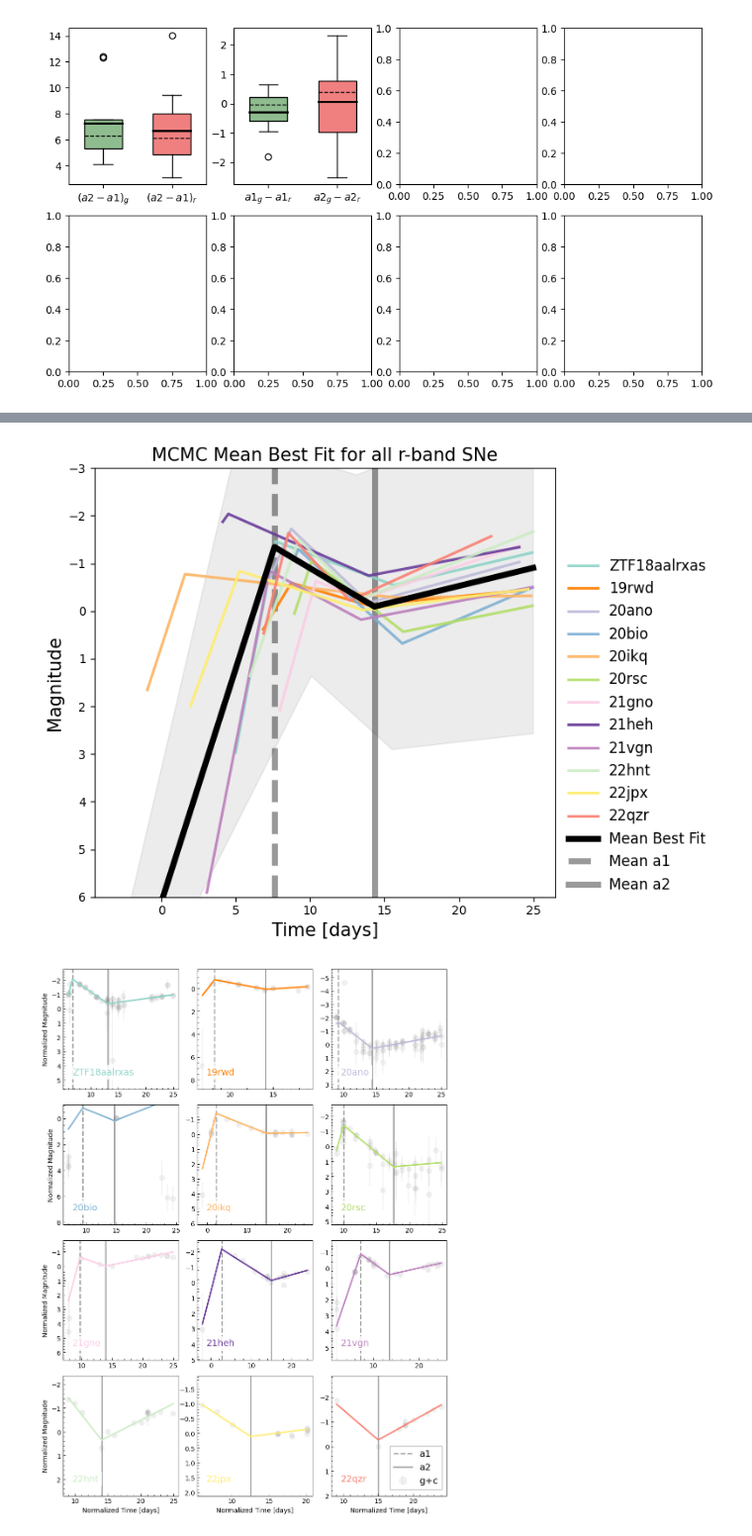
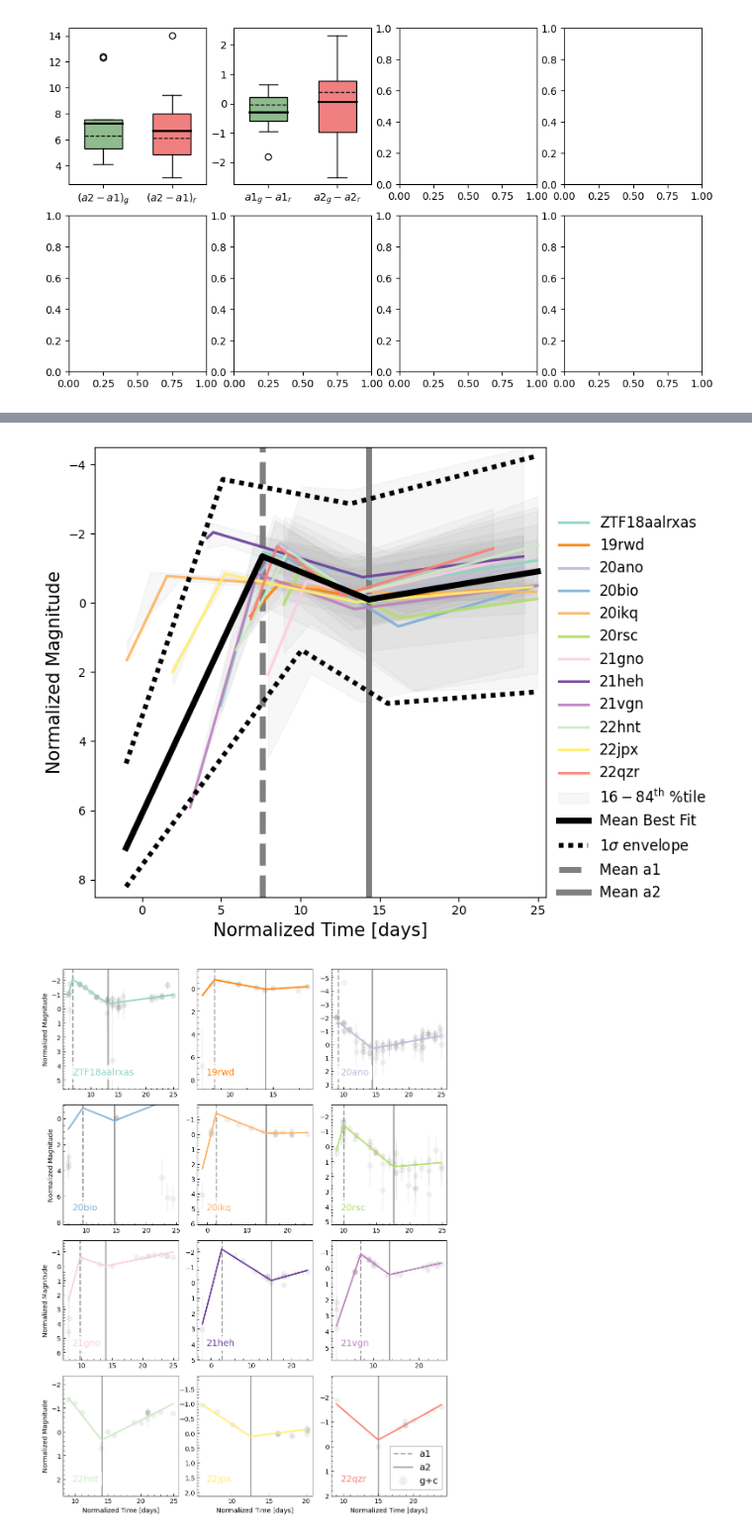
Before and after one commit to aec3675/ztf_IIb, a Jupyter notebook: make_mcmc_plots.ipynb, the cells around one changed output, grey strips where cells are left out. Shown at 99% size. Saved outputs shown, nothing was run; the diff lists cells and outputs as text; code cells hidden in the pictures.

```diff
--- a/make_mcmc_plots.ipynb
+++ b/make_mcmc_plots.ipynb
@@ -58,7 +61,8 @@ r1_bool_dict = {
               'sn22qzr':False,
               'sn20ano':True,
               'sn20ikq':True,
-              'sn20rsc':True},
+              'sn20rsc':True,
+              'sn21pb':False},
         "r": {"snztf18":True,
               "sn19rwd":True,
               "sn20bio":True,
@@ -70,7 +74,8 @@ r1_bool_dict = {
               'sn22qzr':True,
               'sn20ano':True,
               'sn20ikq':True,
-              'sn20rsc':True}
+              'sn20rsc':True,
+              'sn21pb':True}
     }
 # %%
 # if code crashes, reload the chains here to find bestfit
@@ -647,5 +654,5 @@ plt.savefig(SAVE_DIR+'/figures/mean_mcmc_fits_g.png')
 # %%
-mean_x = np.arange(-7,25,0.01)
+mean_x = np.arange(-1,25,0.01)
 
 a1s,a2s = [],[]
 plt.figure(figsize=(8,6))
@@ -660,44 +667,48 @@ for i,df in enumerate(df_sub_ls):
     upper_bound = np.array(all_fits_r[i]).T[0] + np.array(all_fits_r[i]).T[2] #50th ptile + diff_84ptile
     a1s.append(best[-3])
     a2s.append(best[-2])
 
     #plotting mcmc results
     plt.plot(x_plt, np.array([model(best, v, r1=r1_bool_dict['r'][df_str]) for v in x_plt]), c=colors[i], label=plot_names[i], alpha=0.9, linewidth=2.25)# linestyle=ls[i])
     lower_curve = np.array([model(lower_bound, v, r1=r1_bool_dict['r'][df_str]) for v in x_plt])
     upper_curve = np.array([model(upper_bound, v, r1=r1_bool_dict['r'][df_str]) for v in x_plt])
-    # plt.fill_between(x_plt, lower_curve, upper_curve, color='lightgray', alpha=0.2)
+    plt.fill_between(x_plt, lower_curve, upper_curve, color='gray', alpha=0.06, label='$16-84^{\mathrm{th}}$ %tile')
 
     #plotting ztf data
     x,y,yerr = np.array(r_df['norm_t']),np.array(r_df['norm_m']),np.array(r_df['mag_err_all'])
     # plt.errorbar(x, y, yerr, linestyle='', marker='.', color='gray', alpha=0.05, label='data', markersize=15) #ztf errors,
 
 #overall mean best fit
 mean_fit_r = stats_df[stats_df['filter']=='r']['mean']
 lower_mean =  np.array([model(stats_df[stats_df['filter']=='r']['mean']-stats_df[stats_df['filter']=='r']['std'],v,r1=True) for v in mean_x])
 upper_mean =  np.array([model(stats_df[stats_df['filter']=='r']['mean']+stats_df[stats_df['filter']=='r']['std'],v,r1=True) for v in mean_x])
 plt.plot(mean_x, np.array([model(mean_fit_r, v, r1=True) for v in mean_x]),c='black', label='Mean Best Fit', alpha=1.0, linewidth=5.0)
-plt.fill_between(mean_x, lower_mean, upper_mean, color='gray', alpha=0.15)
+plt.plot(mean_x, lower_mean, color='black', linestyle=(0,(1,1)), alpha=1.0, linewidth=4)
+plt.plot(mean_x, upper_mean, color='black', linestyle=(0,(1,1)), alpha=1.0, linewidth=4, label='$1\sigma$ envelope')
 
 mean_a1_r = float(stats_df[stats_df['filter']=='r'].loc[stats_df['param']=='a1']['mean'])
 # lower_a1_g, upper_a1_g = stats_df[stats_df['filter']=='g'].loc[stats_df['param']=='a1']['mean']-stats_df[stats_df['filter']=='g'].loc[stats_df['param']=='a1']['std'], stats_df[stats_df['filter']=='g'].loc[stats_df['param']=='a1']['mean']+stats_df[stats_df['filter']=='g'].loc[stats_df['param']=='a1']['std']
 mean_a2_r = float(stats_df[stats_df['filter']=='r'].loc[stats_df['param']=='a2']['mean'])
 # lower_a2_g, upper_a2_g = stats_df[stats_df['filter']=='g'].loc[stats_df['param']=='a2']['mean']-stats_df[stats_df['filter']=='g'].loc[stats_df['param']=='a2']['std'], stats_df[stats_df['filter']=='g'].loc[stats_df['param']=='a2']['mean']+stats_df[stats_df['filter']=='g'].loc[stats_df['param']=='a2']['std']
 # plt.axvspan(min_a1, max_a1, alpha=0.03, facecolor='gray', label='a1_range', edgecolor='black', hatch='/', zorder=0)
 # plt.axvspan(min_a2, max_a2, alpha=0.03, facecolor='gray', label='a2_range', edgecolor='black', hatch='-', zorder=0)
-plt.axvline(mean_a1_r,alpha=0.4, color='black', linestyle='dashed', linewidth=5, label='Mean a1', zorder=1)
-plt.axvline(mean_a2_r,alpha=0.4, color='black', linestyle='solid', linewidth=5, label='Mean a2', zorder=1)
+plt.axvline(mean_a1_r,alpha=1.0, color='gray', linestyle='dashed', linewidth=5, label='Mean a1', zorder=0)
+plt.axvline(mean_a2_r,alpha=1.0, color='gray', linestyle='solid', linewidth=5, label='Mean a2', zorder=0)
 
-plt.xlabel('Time [days]', fontsize=15)
-plt.ylabel('Magnitude', fontsize=15)
-plt.title('MCMC Mean Best Fit for all r-band SNe', fontsize=15)
-plt.ylim(6,-3)
-plt.xlim(-4.5,26.5)
+plt.xlabel('Normalized Time [days]', fontsize=15)
+plt.ylabel('Normalized Magnitude', fontsize=15)
+# plt.title('MCMC Mean Best Fit for all r-band SNe', fontsize=15)
+plt.ylim(8.5,-4.5)
+plt.xlim(-3,25.5)
 handles, labels = ax.get_legend_handles_labels()
-ax.legend(handles, labels[0:15], loc='center left', bbox_to_anchor=(1, 0.4),frameon=False, fontsize=12)
+h, l = handles[:24:2], labels[:24:2]
+h2, l2 = handles[23:], labels[23:]
+hand, lab = h+h2, l+l2
+ax.legend(hand, lab, loc='center left', bbox_to_anchor=(1, 0.42),frameon=False, fontsize=12)
 plt.tight_layout()
 plt.savefig(SAVE_DIR+'/figures/mean_mcmc_fits_r.png')
 # %% [output]
-[figure, old version]
+[figure, new version]
 # %%
 plot_names = ['ZTF18aalrxas', '19rwd', '20ano','20bio','20ikq','20rsc','21gno','21heh','21vgn','22hnt','22jpx','22qzr']
 
```
Also changed, not shown: parts of 5 cells of this notebook, 3 other files.
